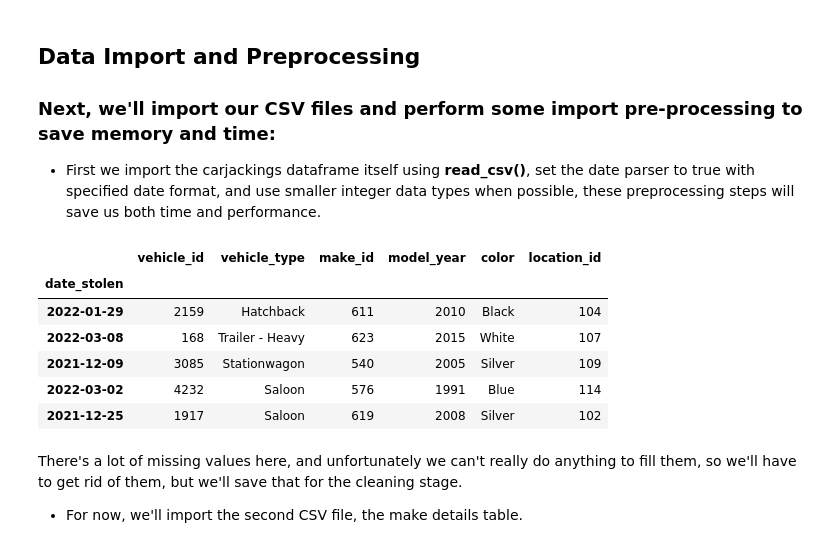
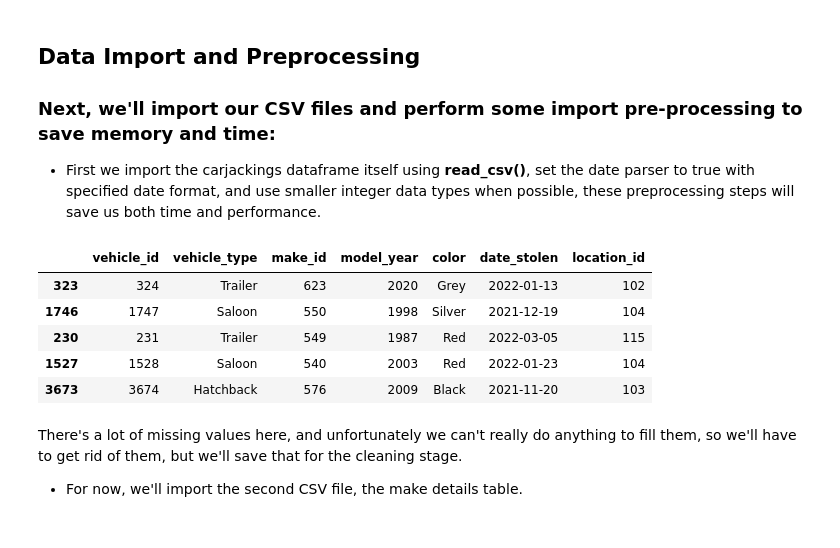
Before and after one commit to khaled-mehizel/nz-motor-theft-py-analysis, a Jupyter notebook: nz-carjacking-nb.ipynb, the cells around one changed output. Saved outputs shown, nothing was run; the diff lists cells and outputs as text; code cells hidden in the pictures.

```diff
--- a/nz-carjacking-nb.ipynb
+++ b/nz-carjacking-nb.ipynb
@@ -49,25 +49,23 @@ sns.set_style('darkgrid')
 # %%
 # little variable to help make the code more readable
 veh_cols=["vehicle_id","vehicle_type","make_id","model_year","color","date_stolen","location_id"]
 
 thefts = pd.read_csv("E:/projects/nz-motor-theft-py-analysis/stolen_vehicles.csv",
             usecols=veh_cols, # this will pass only the specified columns
-            index_col= "date_stolen", # setting the date column as an index
             header=0, # setting the first row as the header
-            parse_dates=True, # allows pandas to directly make the date column a datetime64 type
+            parse_dates= ["date_stolen"], # allows pandas to directly make the date column a datetime64 type
             date_format= "%m/%d/%y", # helps pandas get the correct date format
             dtype={"vehicle_id": "Int16","make_id":"Int16","model_year":"Int16","location_id":"Int16"}, #notice the capital letter in the "Int"s, more on that later
             keep_default_na=True #keeps the NA values, so we'll be able to get rid of them later
 )
 thefts.sample(5)
 # %% [output]
-|  | vehicle_id | vehicle_type | make_id | model_year | color | location_id |
-| date_stolen |  |  |  |  |  |  |
-| 2022-01-29 | 2159 | Hatchback | 611 | 2010 | Black | 104 |
-| 2022-03-08 | 168 | Trailer - Heavy | 623 | 2015 | White | 107 |
-| 2021-12-09 | 3085 | Stationwagon | 540 | 2005 | Silver | 109 |
-| 2022-03-02 | 4232 | Saloon | 576 | 1991 | Blue | 114 |
-| 2021-12-25 | 1917 | Saloon | 619 | 2008 | Silver | 102 |
+|  | vehicle_id | vehicle_type | make_id | model_year | color | date_stolen | location_id |
+| 323 | 324 | Trailer | 623 | 2020 | Grey | 2022-01-13 | 102 |
+| 1746 | 1747 | Saloon | 550 | 1998 | Silver | 2021-12-19 | 104 |
+| 230 | 231 | Trailer | 549 | 1987 | Red | 2022-03-05 | 115 |
+| 1527 | 1528 | Saloon | 540 | 2003 | Red | 2022-01-23 | 104 |
+| 3673 | 3674 | Hatchback | 576 | 2009 | Black | 2021-11-20 | 103 |
 # %% [markdown]
 There's a lot of missing values here, and unfortunately we can't really do anything to fill them, so we'll have to get rid of them, but we'll save that for the cleaning stage.
 
```
Also changed, not shown: parts of 13 cells of this notebook.
